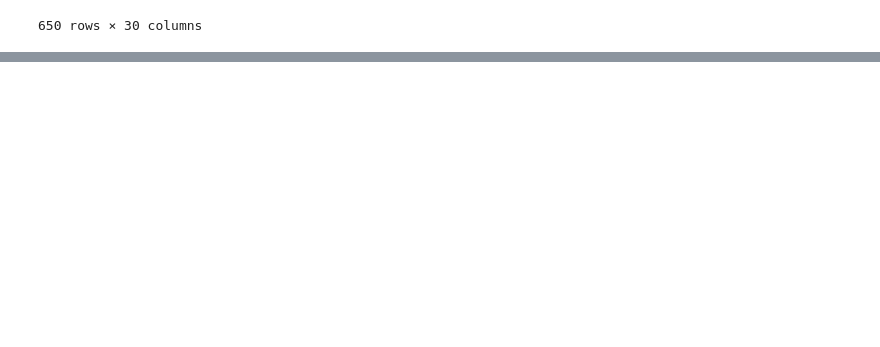
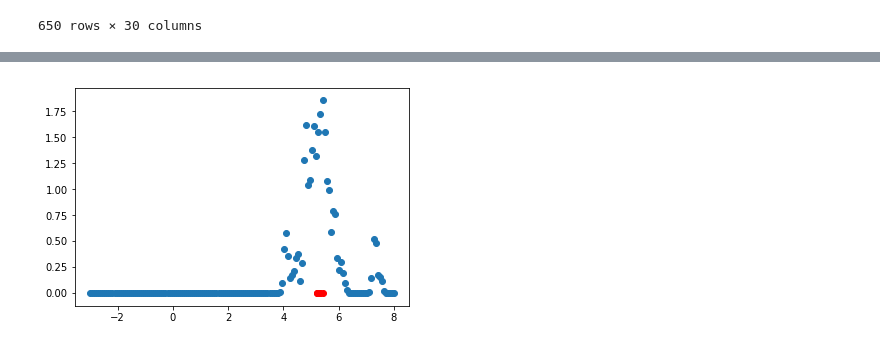
Before and after one commit to desultir/capstone, a Jupyter notebook: notebooks/tdm/spatial model.ipynb, the cells around one changed output, grey strips where cells are left out. Saved outputs shown, nothing was run; the diff lists cells and outputs as text; code cells hidden in the pictures; blank space fills up the shorter version.

Commit message:
kde model working

```diff
--- a/notebooks/tdm/spatial model.ipynb
+++ b/notebooks/tdm/spatial model.ipynb
@@ -105,15 +134,16 @@ from sklearn.cross_validation import LeaveOneOut
 from sklearn.metrics import mean_squared_error, make_scorer
 import numpy as np
 
-bandwidths = np.linspace(0.01, 1, 50)
+bandwidths = np.linspace(0.01, 0.5, 100)
 
 # 27 models for 27 crimes
 best_bw = []
-for i in range(1):#27):
+for i in range(2):
     #crime index - index of first crime column
     start_col = nswdf_target.columns.get_loc('Assault - domestic violence')
+
     grid = GridSearchCV(KernelDensity(kernel='gaussian'),
                         {'bandwidth': bandwidths},
-                        cv=LeaveOneOut(len(nswdf)), scoring=make_scorer(mean_squared_error))
-    grid.fit(nswdf_target.loc[:, ['lat','long']], y=nswdf_target.iloc[:, start_col+i])
+                        cv=LeaveOneOut(len(nswdf)))
+    grid.fit(nswdf_target.loc[:, ['lat','long', nswdf_target.columns[start_col+i]]])
     best_bw.append((grid.best_params_, grid.best_score_))
@@ -142,3 +153,0 @@ grid.grid_scores_
-# %%
-model = KernelDensity(kernel='gaussian', bandwidth=grid.best_params_)
-model.fit()
@@ -144,0 +171,26 @@ model.fit()
+# %%
+from matplotlib import pyplot as plt
+%matplotlib inline
+
+def plot_marginal(lga, crimetype):
+    #todo, plug in CV bandwidths for each crimetype
+    model = KernelDensity(kernel='gaussian', bandwidth=grid.best_params_['bandwidth'])
+    loo_row_indexer = nswdf_target['clean_name']!=lga
+    model.fit(nswdf_target.loc[loo_row_indexer, ['lat','long', nswdf_target.columns[start_col+i]]])
+    lga_loc = nswdf_target.loc[nswdf_target['clean_name']==lga, ['lat', 'long']].iloc[0]
+
+    #cv data
+    #TODO actually get metrics for given crime, this is hard coded to Assault non domestic
+    crimerange = np.linspace(-3, 8, 150)
+    df  = pd.DataFrame(crimerange)
+    df['lat'] = lga_loc['lat']
+    df['long'] = lga_loc['long']
+    df = df[['lat','long', 0]]
+    density = np.exp(model.score_samples(df))
+
+    plt.scatter(x=crimerange, y=density)
+    plt.scatter(x=nswdf_target.loc[nswdf_target['clean_name']==lga, crimetype], y=np.zeros(5), color='red')
+
+plot_marginal('Willoughby', 'Assault - non-domestic violence')
+# %% [output]
+[figure, added]
```
Also changed, not shown: parts of 10 cells of this notebook, 4 other files.
